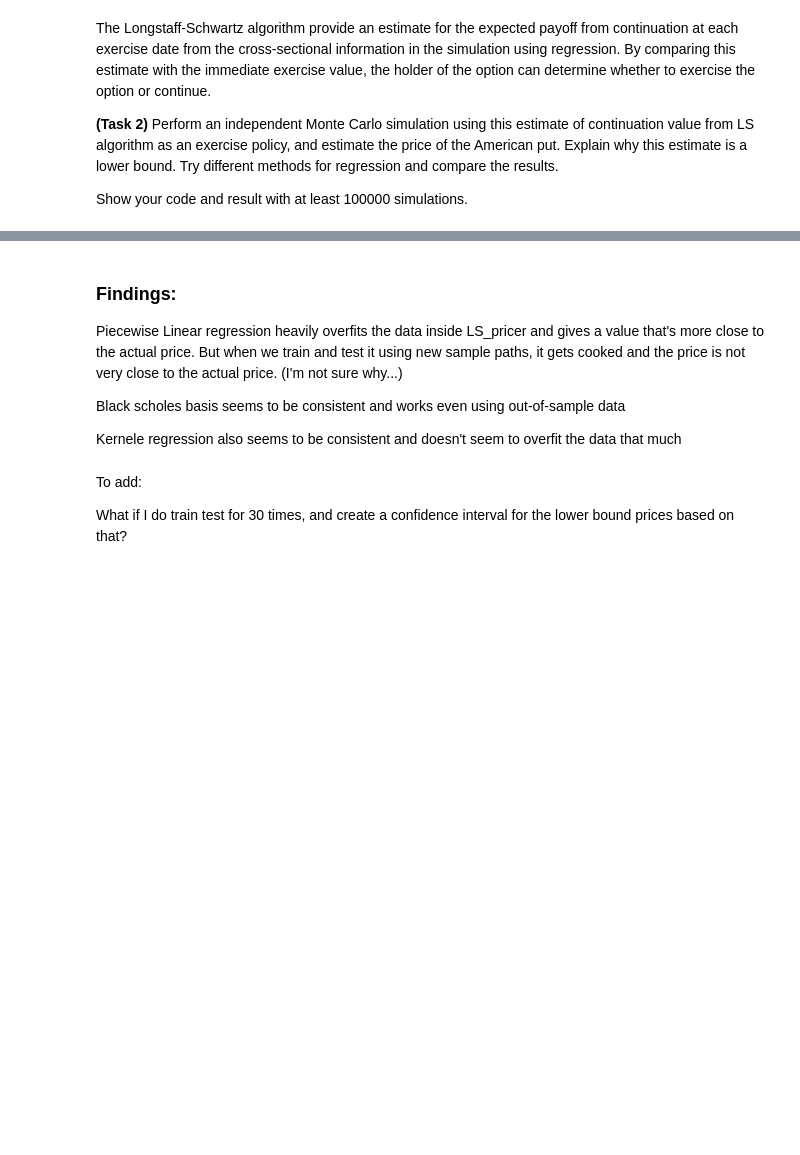
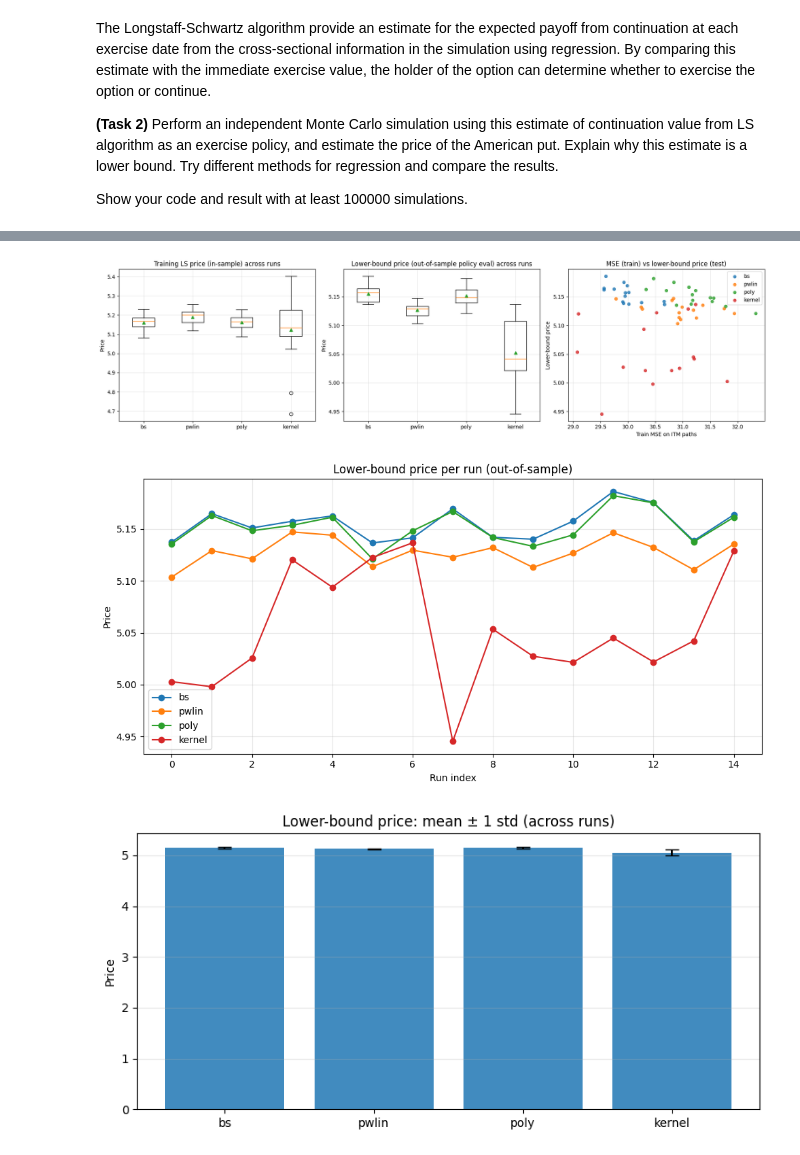
Before and after one commit to MatthewSmithseree/bermudan-option-pricer, a Jupyter notebook: bermudan-pricer.ipynb, the cells around one changed output, grey strips where cells are left out. Cells and saved outputs as stored; diff of their text form; code cells hidden in the pictures; blank space fills up the shorter version.

```diff
--- a/bermudan-pricer.ipynb
+++ b/bermudan-pricer.ipynb
@@ -505,12 +725,66 @@ Lower-bound confidence interval (95%): [0.9794, 1.0355]
-# %% [markdown]
-### Findings:
-
-Piecewise Linear regression heavily overfits the data inside LS_pricer and gives a value that's more close to the actual price. But when we train and test it using new sample paths, it gets cooked and the price is not very close to the actual price. (I'm not sure why...)
-
-Black scholes basis seems to be consistent and works even using out-of-sample data
-
-Kernele regression also seems to be consistent and doesn't seem to overfit the data that much
-# %% [markdown]
-To add:
-
-What if I do train test for 30 times, and create a confidence interval for the lower bound prices based on that?
+# %%
+
+# === Plotting results across runs ===
+import numpy as np
+import matplotlib.pyplot as plt
+
+# sanity
+assert train_prices_mat.shape == lower_prices_mat.shape == mses_mat.shape
+n_runs, n_methods = train_prices_mat.shape
+x = np.arange(n_methods)
+
+fig, axes = plt.subplots(1, 3, figsize=(18, 5))
+
+# (1) Boxplots: distribution across runs
+axes[0].boxplot([train_prices_mat[:, j] for j in range(n_methods)], labels=labels, showmeans=True)
+axes[0].set_title("Training LS price (in-sample) across runs")
+axes[0].set_ylabel("Price")
+axes[0].grid(True, alpha=0.3)
+
+axes[1].boxplot([lower_prices_mat[:, j] for j in range(n_methods)], labels=labels, showmeans=True)
+axes[1].set_title("Lower-bound price (out-of-sample policy eval) across runs")
+axes[1].set_ylabel("Price")
+axes[1].grid(True, alpha=0.3)
+
+# (2) Scatter: MSE vs lower bound (one cloud per method)
+for j, lab in enumerate(labels):
+    axes[2].scatter(mses_mat[:, j], lower_prices_mat[:, j], s=30, alpha=0.8, label=lab)
+axes[2].set_title("MSE (train) vs lower-bound price (test)")
+axes[2].set_xlabel("Train MSE on ITM paths")
+axes[2].set_ylabel("Lower-bound price")
+axes[2].grid(True, alpha=0.3)
+axes[2].legend()
+
+plt.tight_layout()
+plt.show()
+
+# (3) Optional: per-run lines (see stability)
+fig, ax = plt.subplots(1, 1, figsize=(10, 5))
+for j, lab in enumerate(labels):
+    ax.plot(np.arange(n_runs), lower_prices_mat[:, j], marker="o", lw=1.5, label=lab)
+ax.set_title("Lower-bound price per run (out-of-sample)")
+ax.set_xlabel("Run index")
+ax.set_ylabel("Price")
+ax.grid(True, alpha=0.3)
+ax.legend()
+plt.tight_layout()
+plt.show()
+
+# (4) Optional summary: mean +/- 1 std error bars
+means = lower_prices_mat.mean(axis=0)
+stds = lower_prices_mat.std(axis=0, ddof=1)
+
+fig, ax = plt.subplots(1, 1, figsize=(8, 4))
+ax.bar(x, means, yerr=stds, capsize=6, alpha=0.85)
+ax.set_xticks(x)
+ax.set_xticklabels(labels)
+ax.set_title("Lower-bound price: mean ± 1 std (across runs)")
+ax.set_ylabel("Price")
+ax.grid(True, axis="y", alpha=0.3)
+plt.tight_layout()
+plt.show()
+# ...existing code...
+# %% [output]
+[figure, added]
+[figure, added]
+[figure, added]
```
Also changed, not shown: parts of 16 cells of this notebook.
